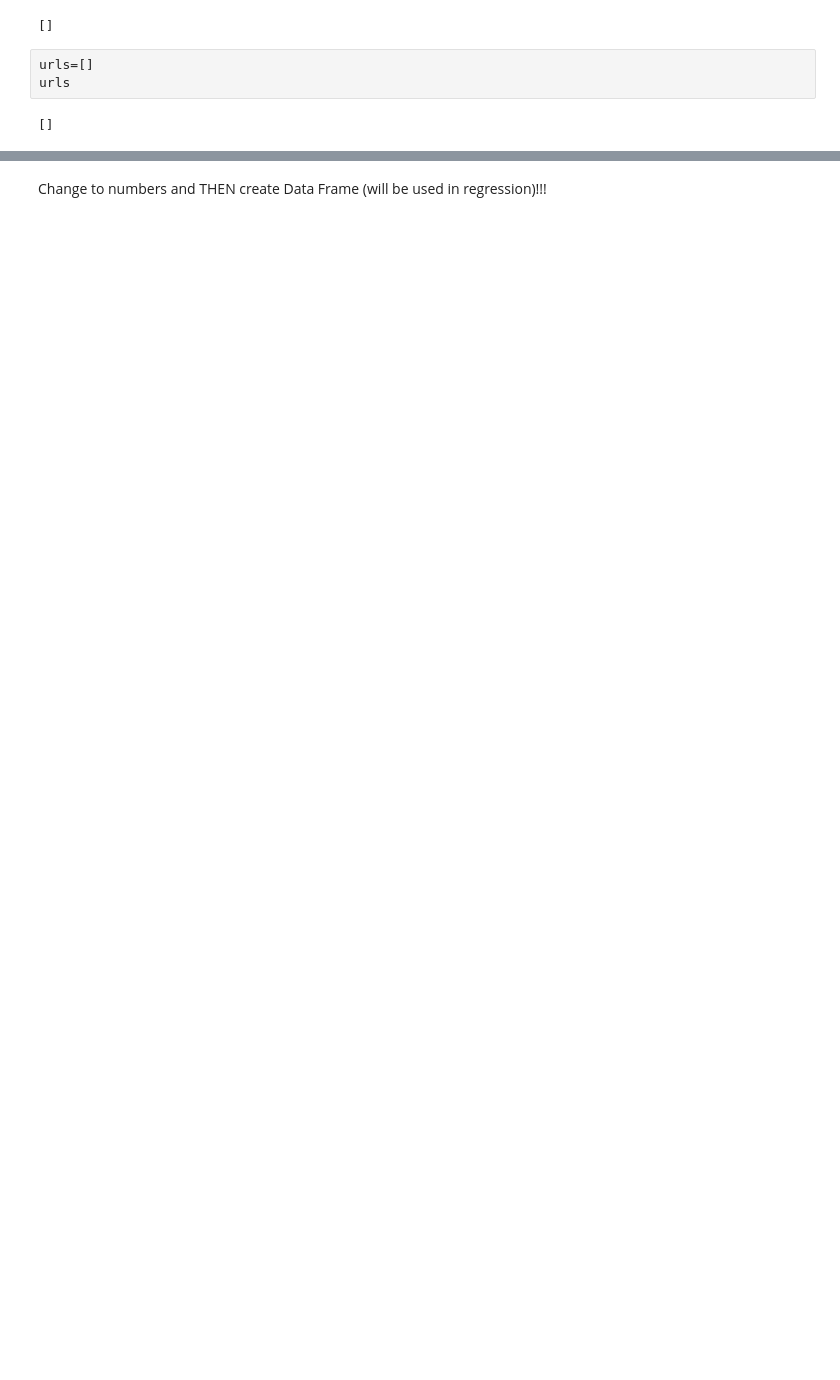
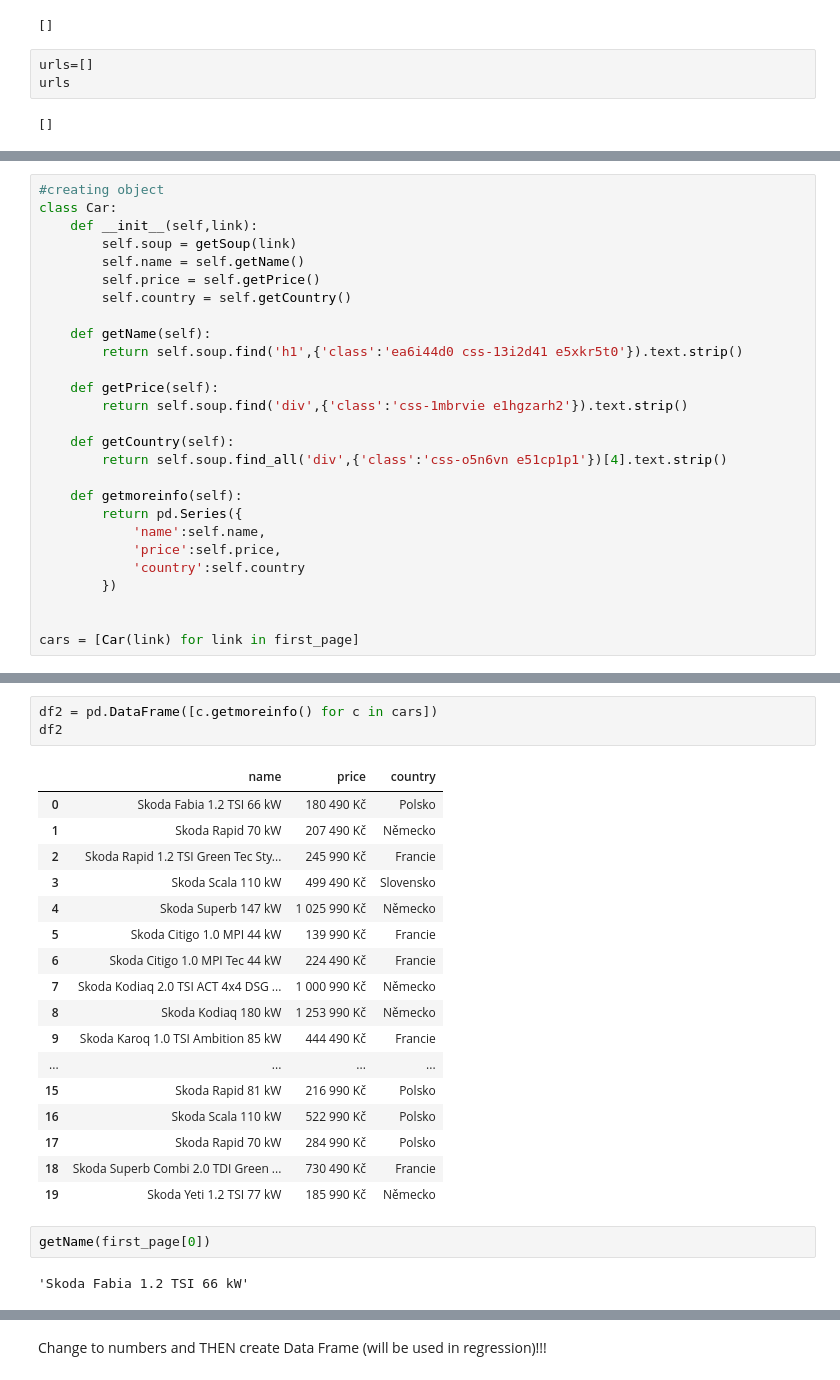
Before and after one commit to Dvorpet/final_project, a Jupyter notebook: first_code.ipynb, the cells around one changed output, grey strips where cells are left out. Cells and saved outputs as stored; diff of their text form; blank space fills up the shorter version.

```diff
--- a/first_code.ipynb
+++ b/first_code.ipynb
@@ -584,0 +198,27 @@ drivetrain
+# %%
+#creating object
+class Car:
+    def __init__(self,link):
+        self.soup = getSoup(link)
+        self.name = self.getName()
+        self.price = self.getPrice()
+        self.country = self.getCountry()
+
+    def getName(self):
+        return self.soup.find('h1',{'class':'ea6i44d0 css-13i2d41 e5xkr5t0'}).text.strip()
+
+    def getPrice(self):
+        return self.soup.find('div',{'class':'css-1mbrvie e1hgzarh2'}).text.strip()
+
+    def getCountry(self):
+        return self.soup.find_all('div',{'class':'css-o5n6vn e51cp1p1'})[4].text.strip()
+
+    def getmoreinfo(self):
+        return pd.Series({
+            'name':self.name,
+            'price':self.price,
+            'country':self.country
+        })
+
+
+cars = [Car(link) for link in first_page]
@@ -584,0 +248,25 @@ drivetrain
+# %%
+df2 = pd.DataFrame([c.getmoreinfo() for c in cars])
+df2
+# %% [output]
+|  | name | price | country |
+| 0 | Skoda Fabia 1.2 TSI 66 kW | 180 490 Kč | Polsko |
+| 1 | Skoda Rapid 70 kW | 207 490 Kč | Německo |
+| 2 | Skoda Rapid 1.2 TSI Green Tec Sty... | 245 990 Kč | Francie |
+| 3 | Skoda Scala 110 kW | 499 490 Kč | Slovensko |
+| 4 | Skoda Superb 147 kW | 1 025 990 Kč | Německo |
+| 5 | Skoda Citigo 1.0 MPI 44 kW | 139 990 Kč | Francie |
+| 6 | Skoda Citigo 1.0 MPI Tec 44 kW | 224 490 Kč | Francie |
+| 7 | Skoda Kodiaq 2.0 TSI ACT 4x4 DSG ... | 1 000 990 Kč | Německo |
+| 8 | Skoda Kodiaq 180 kW | 1 253 990 Kč | Německo |
+| 9 | Skoda Karoq 1.0 TSI Ambition 85 kW | 444 490 Kč | Francie |
+| ... | ... | ... | ... |
+| 15 | Skoda Rapid 81 kW | 216 990 Kč | Polsko |
+| 16 | Skoda Scala 110 kW | 522 990 Kč | Polsko |
+| 17 | Skoda Rapid 70 kW | 284 990 Kč | Polsko |
+| 18 | Skoda Superb Combi 2.0 TDI Green ... | 730 490 Kč | Francie |
+| 19 | Skoda Yeti 1.2 TSI 77 kW | 185 990 Kč | Německo |
+# %%
+getName(first_page[0])
+# %% [output]
+'Skoda Fabia 1.2 TSI 66 kW'
```
Also changed, not shown: parts of 79 cells of this notebook, 1 other file.
